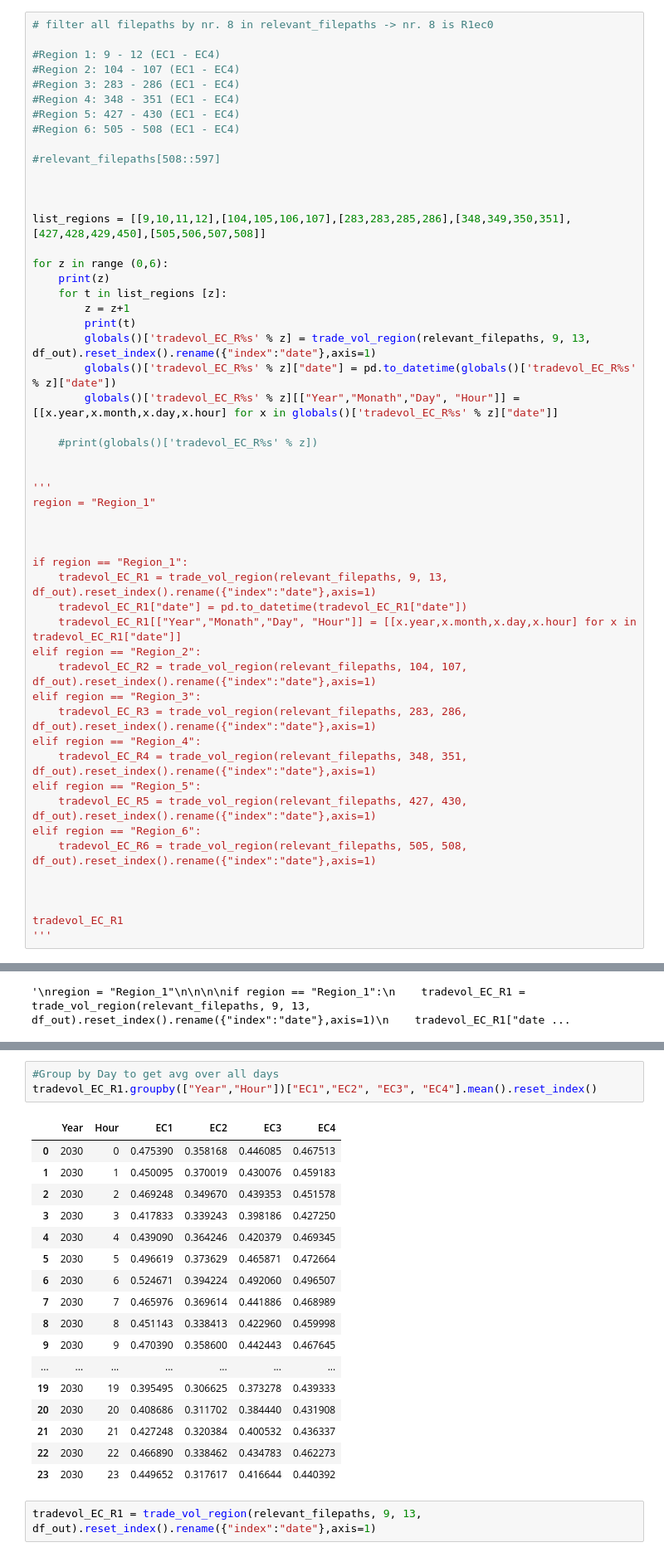
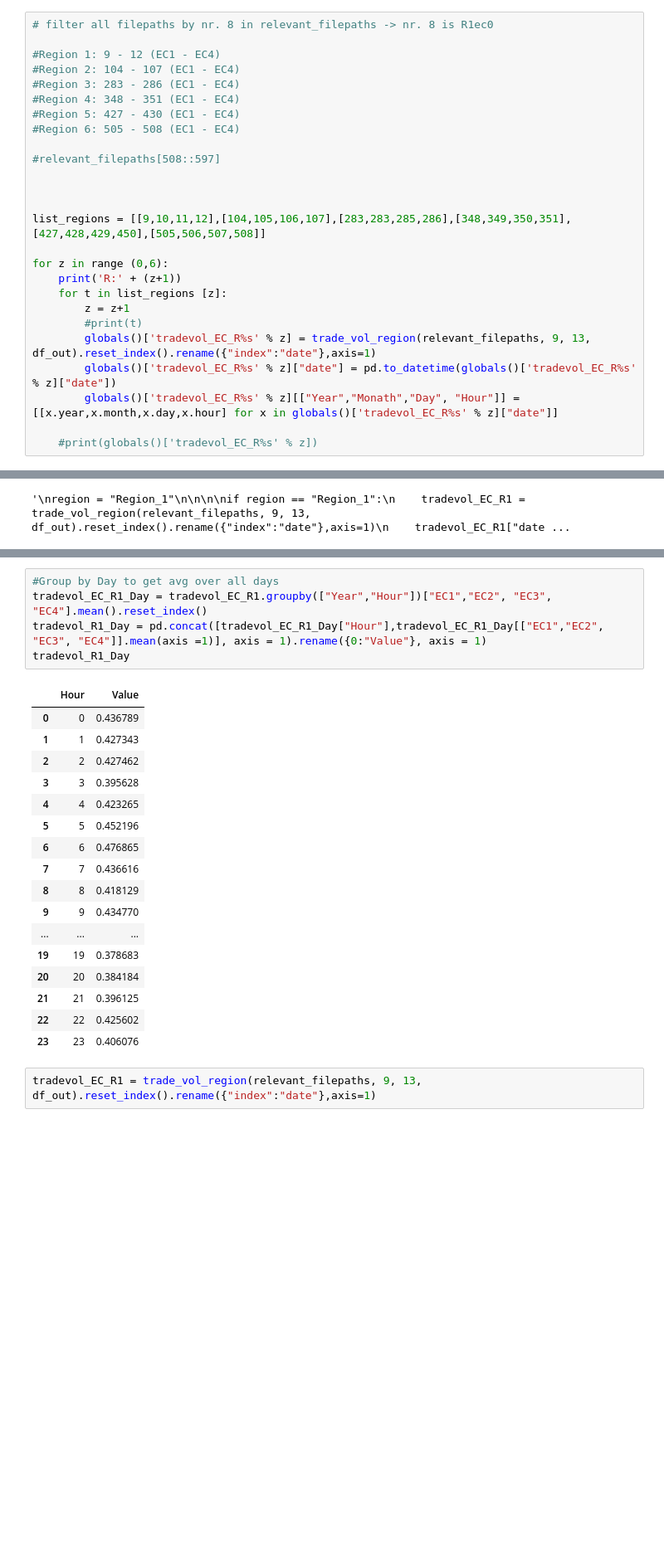
Before and after one commit to jochenmadler/fim_fit, a Jupyter notebook: GSy_KPI_calculation/01_processing/functions_test_MKa.ipynb, the cells around one changed output, grey strips where cells are left out. Shown at 83% size. Cells and saved outputs as stored; diff of their text form; blank space fills up the shorter version.

```diff
--- a/GSy_KPI_calculation/01_processing/functions_test_MKa.ipynb
+++ b/GSy_KPI_calculation/01_processing/functions_test_MKa.ipynb
@@ -259,41 +259,15 @@ nr_months, l = all_filenames.count(all_filenames[0]), len(relevant_filepaths)
 list_regions = [[9,10,11,12],[104,105,106,107],[283,283,285,286],[348,349,350,351],[427,428,429,450],[505,506,507,508]]
 
 for z in range (0,6):
-    print(z)
+    print('R:' + (z+1))
     for t in list_regions [z]:
         z = z+1
-        print(t)
+        #print(t)
         globals()['tradevol_EC_R%s' % z] = trade_vol_region(relevant_filepaths, 9, 13, df_out).reset_index().rename({"index":"date"},axis=1)
         globals()['tradevol_EC_R%s' % z]["date"] = pd.to_datetime(globals()['tradevol_EC_R%s' % z]["date"])
         globals()['tradevol_EC_R%s' % z][["Year","Monath","Day", "Hour"]] = [[x.year,x.month,x.day,x.hour] for x in globals()['tradevol_EC_R%s' % z]["date"]]
 
     #print(globals()['tradevol_EC_R%s' % z])
-
-
-'''
-region = "Region_1"
-
-
-
-if region == "Region_1":
-    tradevol_EC_R1 = trade_vol_region(relevant_filepaths, 9, 13, df_out).reset_index().rename({"index":"date"},axis=1)
-    tradevol_EC_R1["date"] = pd.to_datetime(tradevol_EC_R1["date"])
-    tradevol_EC_R1[["Year","Monath","Day", "Hour"]] = [[x.year,x.month,x.day,x.hour] for x in tradevol_EC_R1["date"]]
-elif region == "Region_2":
-    tradevol_EC_R2 = trade_vol_region(relevant_filepaths, 104, 107, df_out).reset_index().rename({"index":"date"},axis=1)
-elif region == "Region_3":
-    tradevol_EC_R3 = trade_vol_region(relevant_filepaths, 283, 286, df_out).reset_index().rename({"index":"date"},axis=1)
-elif region == "Region_4":
-    tradevol_EC_R4 = trade_vol_region(relevant_filepaths, 348, 351, df_out).reset_index().rename({"index":"date"},axis=1)
-elif region == "Region_5":
-    tradevol_EC_R5 = trade_vol_region(relevant_filepaths, 427, 430, df_out).reset_index().rename({"index":"date"},axis=1)
-elif region == "Region_6":
-    tradevol_EC_R6 = trade_vol_region(relevant_filepaths, 505, 508, df_out).reset_index().rename({"index":"date"},axis=1)
-
-
-
-tradevol_EC_R1
-'''
 # %% [output]
 0
 9
@@ -332,24 +326,26 @@ tradevol_EC_R1
 # %%
 #Group by Day to get avg over all days
-tradevol_EC_R1.groupby(["Year","Hour"])["EC1","EC2", "EC3", "EC4"].mean().reset_index()
+tradevol_EC_R1_Day = tradevol_EC_R1.groupby(["Year","Hour"])["EC1","EC2", "EC3", "EC4"].mean().reset_index()
+tradevol_R1_Day = pd.concat([tradevol_EC_R1_Day["Hour"],tradevol_EC_R1_Day[["EC1","EC2", "EC3", "EC4"]].mean(axis =1)], axis = 1).rename({0:"Value"}, axis = 1)
+tradevol_R1_Day
 # %% [output]
-|  | Year | Hour | EC1 | EC2 | EC3 | EC4 |
-| 0 | 2030 | 0 | 0.475390 | 0.358168 | 0.446085 | 0.467513 |
-| 1 | 2030 | 1 | 0.450095 | 0.370019 | 0.430076 | 0.459183 |
-| 2 | 2030 | 2 | 0.469248 | 0.349670 | 0.439353 | 0.451578 |
-| 3 | 2030 | 3 | 0.417833 | 0.339243 | 0.398186 | 0.427250 |
-| 4 | 2030 | 4 | 0.439090 | 0.364246 | 0.420379 | 0.469345 |
-| 5 | 2030 | 5 | 0.496619 | 0.373629 | 0.465871 | 0.472664 |
-| 6 | 2030 | 6 | 0.524671 | 0.394224 | 0.492060 | 0.496507 |
-| 7 | 2030 | 7 | 0.465976 | 0.369614 | 0.441886 | 0.468989 |
-| 8 | 2030 | 8 | 0.451143 | 0.338413 | 0.422960 | 0.459998 |
-| 9 | 2030 | 9 | 0.470390 | 0.358600 | 0.442443 | 0.467645 |
-| ... | ... | ... | ... | ... | ... | ... |
-| 19 | 2030 | 19 | 0.395495 | 0.306625 | 0.373278 | 0.439333 |
-| 20 | 2030 | 20 | 0.408686 | 0.311702 | 0.384440 | 0.431908 |
-| 21 | 2030 | 21 | 0.427248 | 0.320384 | 0.400532 | 0.436337 |
-| 22 | 2030 | 22 | 0.466890 | 0.338462 | 0.434783 | 0.462273 |
-| 23 | 2030 | 23 | 0.449652 | 0.317617 | 0.416644 | 0.440392 |
+|  | Hour | Value |
+| 0 | 0 | 0.436789 |
+| 1 | 1 | 0.427343 |
+| 2 | 2 | 0.427462 |
+| 3 | 3 | 0.395628 |
+| 4 | 4 | 0.423265 |
+| 5 | 5 | 0.452196 |
+| 6 | 6 | 0.476865 |
+| 7 | 7 | 0.436616 |
+| 8 | 8 | 0.418129 |
+| 9 | 9 | 0.434770 |
+| ... | ... | ... |
+| 19 | 19 | 0.378683 |
+| 20 | 20 | 0.384184 |
+| 21 | 21 | 0.396125 |
+| 22 | 22 | 0.425602 |
+| 23 | 23 | 0.406076 |
 # %%
 tradevol_EC_R1 = trade_vol_region(relevant_filepaths, 9, 13, df_out).reset_index().rename({"index":"date"},axis=1)
 # %%
```
Also changed, not shown: parts of 3 cells of this notebook.
